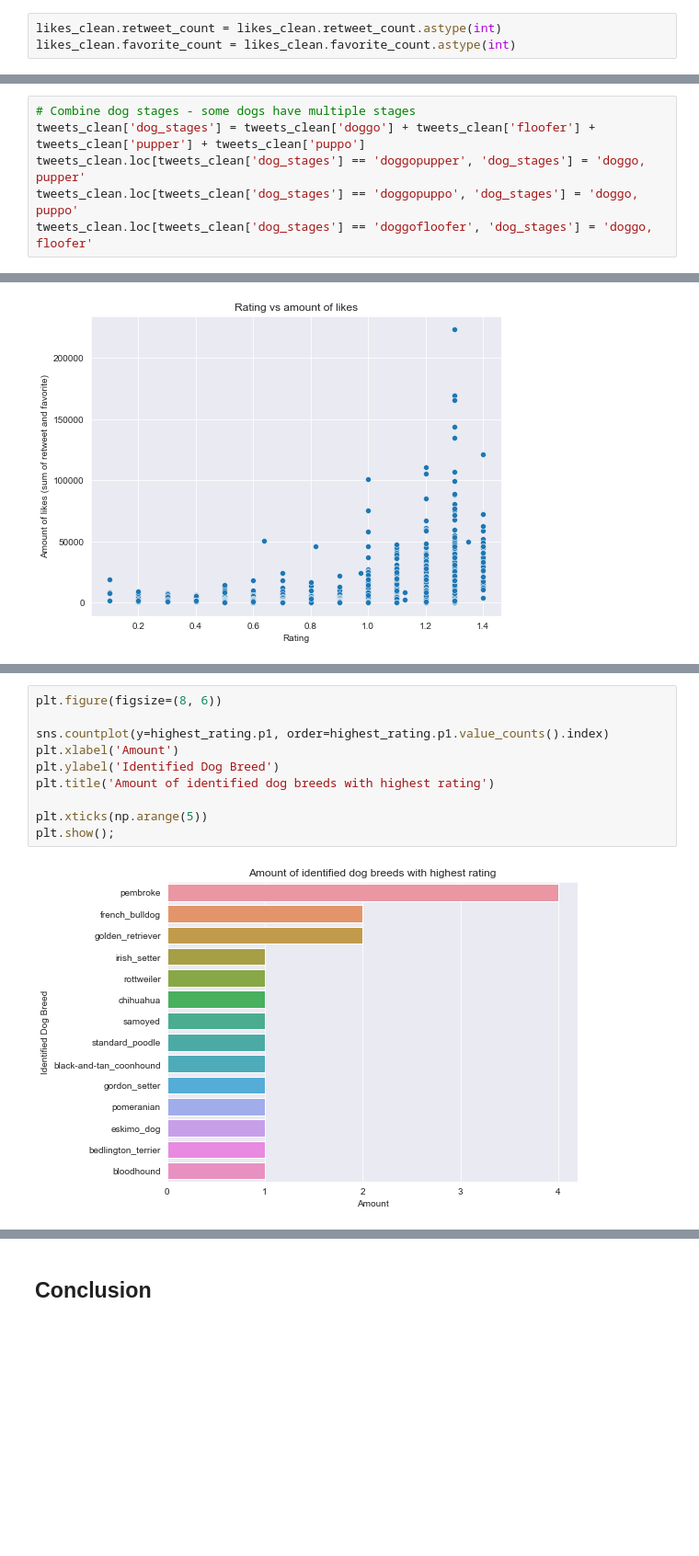
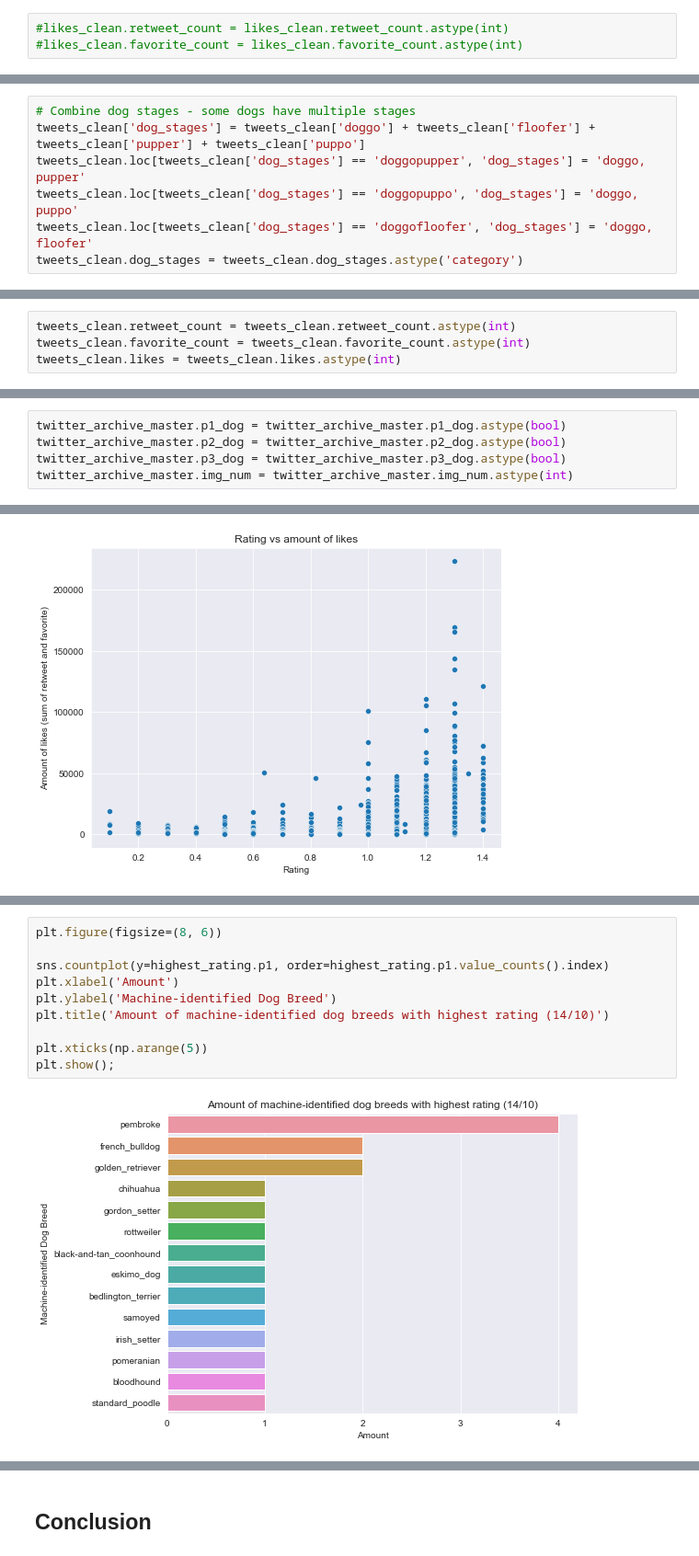
Before and after one commit to leqilu67/datawrangling_weratedogs, a Jupyter notebook: wrangle_act.ipynb, the cells around one changed output, grey strips where cells are left out. Shown at 92% size. Cells and saved outputs as stored; diff of their text form; blank space fills up the shorter version.

```diff
--- a/wrangle_act.ipynb
+++ b/wrangle_act.ipynb
@@ -529,7 +529,7 @@ Change `retweet_count` and `favorite_count` to int
 
 ##### Code
 # %%
-likes_clean.retweet_count = likes_clean.retweet_count.astype(int)
-likes_clean.favorite_count = likes_clean.favorite_count.astype(int)
+#likes_clean.retweet_count = likes_clean.retweet_count.astype(int)
+#likes_clean.favorite_count = likes_clean.favorite_count.astype(int)
 # %% [markdown]
 ##### Test
@@ -588,6 +577,7 @@ tweets_clean['dog_stages'] = tweets_clean['doggo'] + tweets_clean['floofer'] + t
 tweets_clean.loc[tweets_clean['dog_stages'] == 'doggopupper', 'dog_stages'] = 'doggo, pupper'
 tweets_clean.loc[tweets_clean['dog_stages'] == 'doggopuppo', 'dog_stages'] = 'doggo, puppo'
 tweets_clean.loc[tweets_clean['dog_stages'] == 'doggofloofer', 'dog_stages'] = 'doggo, floofer'
+tweets_clean.dog_stages = tweets_clean.dog_stages.astype('category')
 # %%
 # Drop the original 'doggo','floofer','pupper','puppo' columns
 tweets_clean.drop(['doggo','floofer','pupper','puppo'], axis=1, inplace = True)
@@ -648,6 +638,10 @@ tweets_clean = pd.merge(tweets_clean, likes_clean, how='left', on='tweet_id')
 tweets_clean['retweet_count'] = tweets_clean['retweet_count'].fillna(0)
 tweets_clean['favorite_count'] = tweets_clean['favorite_count'].fillna(0)
 tweets_clean['likes'] = tweets_clean['likes'].fillna(0)
+# %%
+tweets_clean.retweet_count = tweets_clean.retweet_count.astype(int)
+tweets_clean.favorite_count = tweets_clean.favorite_count.astype(int)
+tweets_clean.likes = tweets_clean.likes.astype(int)
 # %% [markdown]
 ##### Test
 # %%
@@ -969,6 +963,11 @@ twitter_archive_master[twitter_archive_master.jpg_url.isnull()]
 mask = twitter_archive_master.jpg_url.isnull()
 # %%
 twitter_archive_master.drop(twitter_archive_master[mask].index, axis = 0, inplace=True)
+# %%
+twitter_archive_master.p1_dog = twitter_archive_master.p1_dog.astype(bool)
+twitter_archive_master.p2_dog = twitter_archive_master.p2_dog.astype(bool)
+twitter_archive_master.p3_dog = twitter_archive_master.p3_dog.astype(bool)
+twitter_archive_master.img_num = twitter_archive_master.img_num.astype(int)
 # %% [markdown]
 #### Test
 # %%
@@ -1120,12 +1120,12 @@ Name: p1, dtype: int64
 # %%
 plt.figure(figsize=(8, 6))
 
 sns.countplot(y=highest_rating.p1, order=highest_rating.p1.value_counts().index)
 plt.xlabel('Amount')
-plt.ylabel('Identified Dog Breed')
-plt.title('Amount of identified dog breeds with highest rating')
+plt.ylabel('Machine-identified Dog Breed')
+plt.title('Amount of machine-identified dog breeds with highest rating (14/10)')
 
 plt.xticks(np.arange(5))
 plt.show();
 # %% [output]
-[figure, old version]
+[figure, new version]
```
Also changed, not shown: parts of 18 cells of this notebook, 1 other file.
